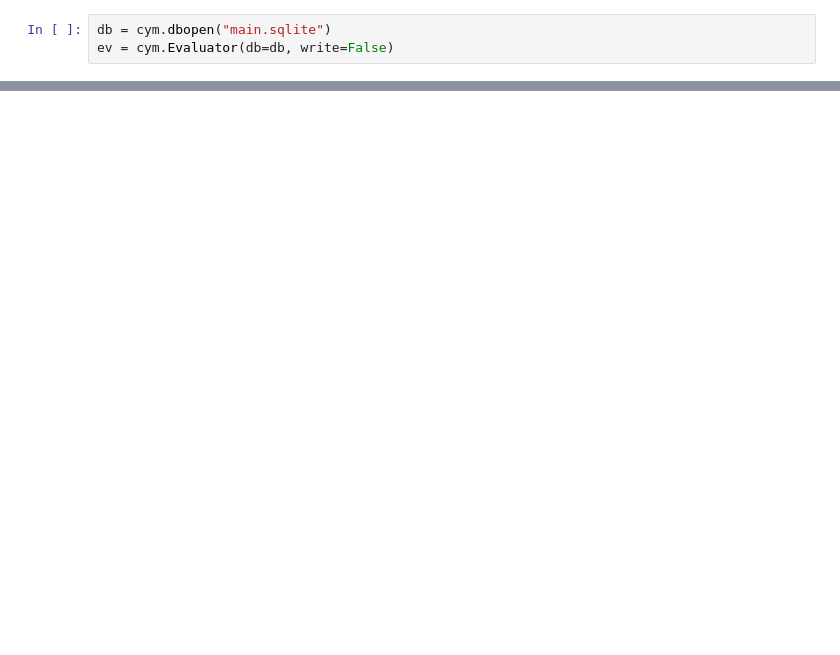
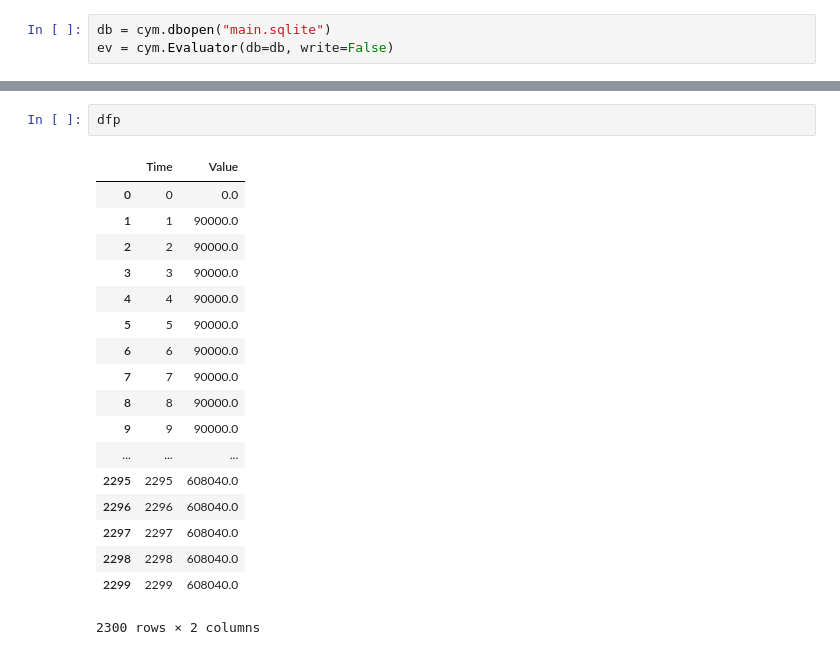
Before and after one commit to bam241/cvt_eg23, a Jupyter notebook: Untitled.ipynb, the cells around one changed output, grey strips where cells are left out. Saved outputs shown, nothing was run; the diff lists cells and outputs as text; blank space fills up the shorter version.

```diff
--- a/Untitled.ipynb
+++ b/Untitled.ipynb
@@ -56,0 +100,21 @@ df1.plot('Time','Mass',figsize = (20,12))
+# %%
+dfp
+# %% [output]
+|  | Time | Value |
+| 0 | 0 | 0.0 |
+| 1 | 1 | 90000.0 |
+| 2 | 2 | 90000.0 |
+| 3 | 3 | 90000.0 |
+| 4 | 4 | 90000.0 |
+| 5 | 5 | 90000.0 |
+| 6 | 6 | 90000.0 |
+| 7 | 7 | 90000.0 |
+| 8 | 8 | 90000.0 |
+| 9 | 9 | 90000.0 |
+| ... | ... | ... |
+| 2295 | 2295 | 608040.0 |
+| 2296 | 2296 | 608040.0 |
+| 2297 | 2297 | 608040.0 |
+| 2298 | 2298 | 608040.0 |
+| 2299 | 2299 | 608040.0 |
+2300 rows × 2 columns
```
Also changed, not shown: parts of 7 cells of this notebook.
